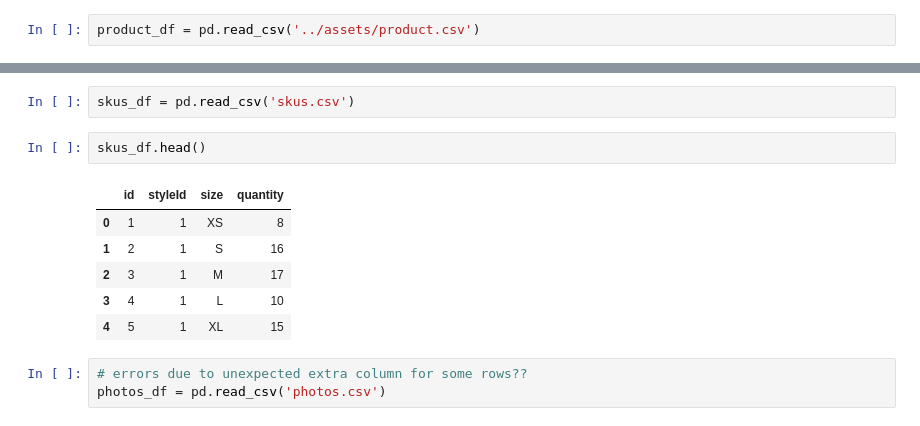
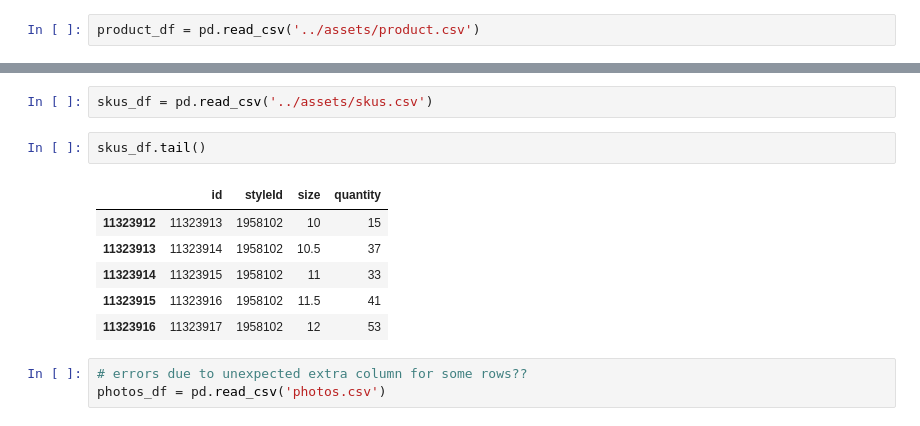
Before and after one commit to rpp2205-sdc-karakum/product, a Jupyter notebook: exploration/data_exploration.ipynb, the cells around one changed output, grey strips where cells are left out. Cells and saved outputs as stored; diff of their text form.

```diff
--- a/exploration/data_exploration.ipynb
+++ b/exploration/data_exploration.ipynb
@@ -33,14 +45,14 @@ styles_df.tail()
 # %%
-skus_df = pd.read_csv('skus.csv')
+skus_df = pd.read_csv('../assets/skus.csv')
 # %%
-skus_df.head()
+skus_df.tail()
 # %% [output]
 |  | id | styleId | size | quantity |
-| 0 | 1 | 1 | XS | 8 |
-| 1 | 2 | 1 | S | 16 |
-| 2 | 3 | 1 | M | 17 |
-| 3 | 4 | 1 | L | 10 |
-| 4 | 5 | 1 | XL | 15 |
+| 11323912 | 11323913 | 1958102 | 10 | 15 |
+| 11323913 | 11323914 | 1958102 | 10.5 | 37 |
+| 11323914 | 11323915 | 1958102 | 11 | 33 |
+| 11323915 | 11323916 | 1958102 | 11.5 | 41 |
+| 11323916 | 11323917 | 1958102 | 12 | 53 |
 # %%
 # errors due to unexpected extra column for some rows??
 photos_df = pd.read_csv('photos.csv')
```
Also changed, not shown: parts of 9 cells of this notebook, 7 other files.
